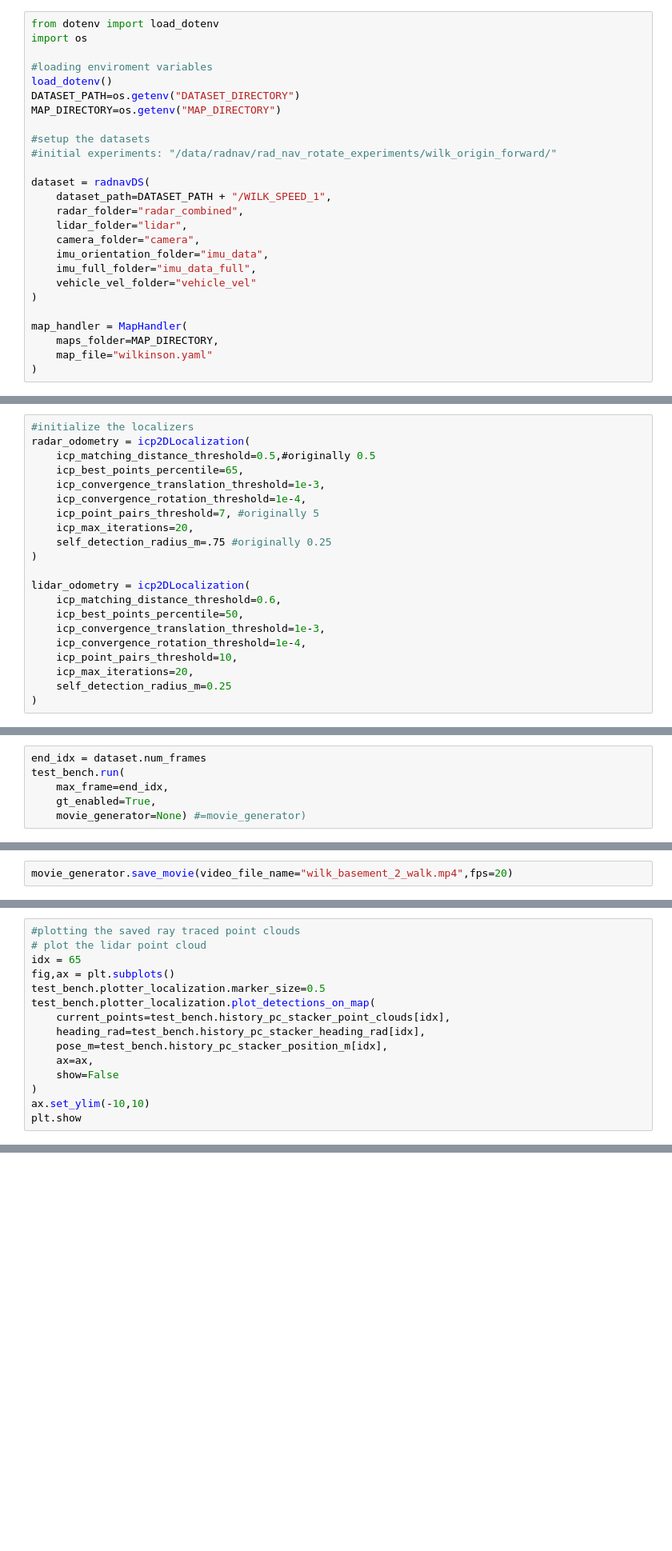
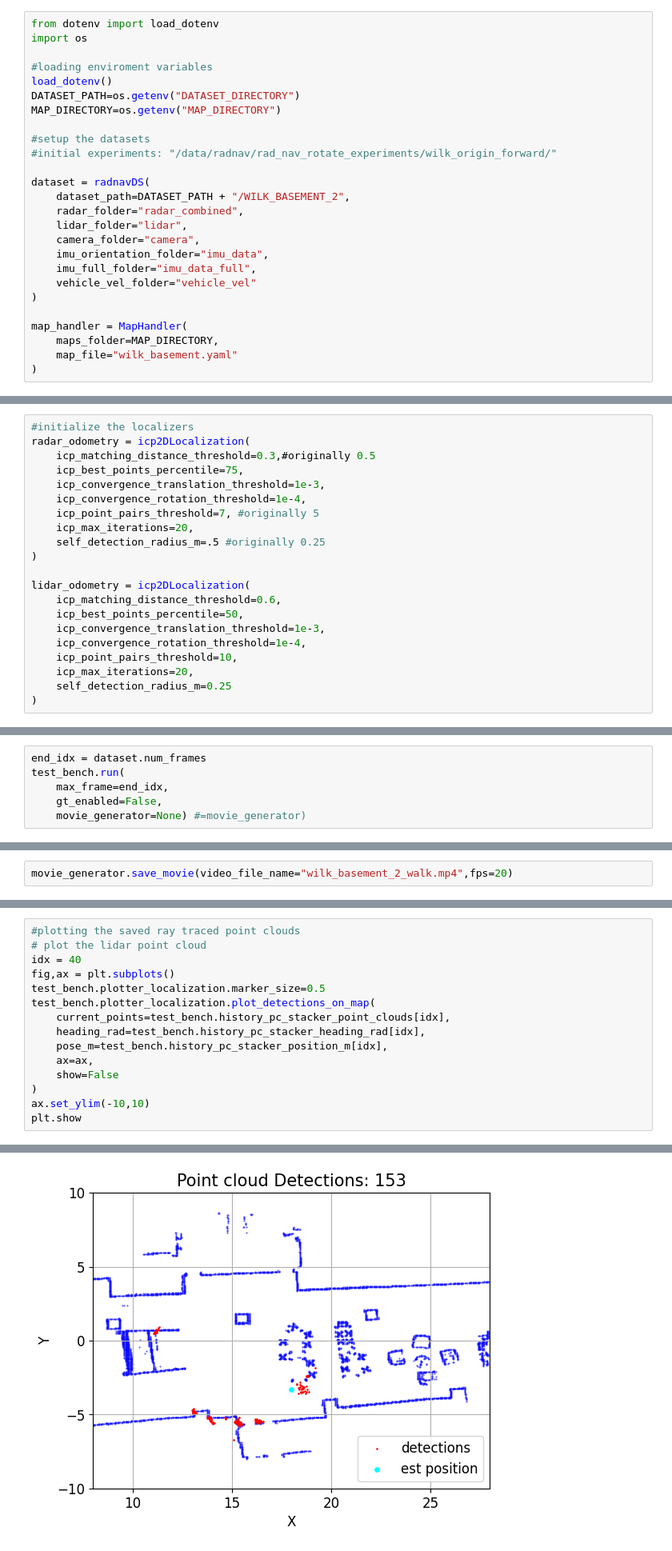
Before and after one commit to davidmhunt/odometry, a Jupyter notebook: notebooks/eval_combined_pc_kalman.ipynb, the cells around one changed output, grey strips where cells are left out. Shown at 80% size. Saved outputs shown, nothing was run; the diff lists cells and outputs as text; blank space fills up the shorter version.

```diff
--- a/notebooks/eval_combined_pc_kalman.ipynb
+++ b/notebooks/eval_combined_pc_kalman.ipynb
@@ -24,7 +24,7 @@ MAP_DIRECTORY=os.getenv("MAP_DIRECTORY")
 #initial experiments: "/data/radnav/rad_nav_rotate_experiments/wilk_origin_forward/"
 
 dataset = radnavDS(
-    dataset_path=DATASET_PATH + "/WILK_SPEED_1",
+    dataset_path=DATASET_PATH + "/WILK_BASEMENT_2",
     radar_folder="radar_combined",
     lidar_folder="lidar",
     camera_folder="camera",
@@ -35,5 +35,5 @@ dataset = radnavDS(
 
 map_handler = MapHandler(
     maps_folder=MAP_DIRECTORY,
-    map_file="wilkinson.yaml"
+    map_file="wilk_basement.yaml"
 )
@@ -40,13 +48,13 @@ map_handler = MapHandler(
 # %%
 #initialize the localizers
 radar_odometry = icp2DLocalization(
-    icp_matching_distance_threshold=0.5,#originally 0.5
-    icp_best_points_percentile=65,
+    icp_matching_distance_threshold=0.3,#originally 0.5
+    icp_best_points_percentile=75,
     icp_convergence_translation_threshold=1e-3,
     icp_convergence_rotation_threshold=1e-4,
     icp_point_pairs_threshold=7, #originally 5
     icp_max_iterations=20,
-    self_detection_radius_m=.75 #originally 0.25
+    self_detection_radius_m=.5 #originally 0.25
 )
 
 lidar_odometry = icp2DLocalization(
@@ -102,5 +122,5 @@ movie_generator.initialize_figure(
 end_idx = dataset.num_frames
 test_bench.run(
     max_frame=end_idx,
-    gt_enabled=True,
+    gt_enabled=False,
     movie_generator=None) #=movie_generator)
@@ -123,7 +149,7 @@ kalman_plotter.plot_kalman_result_history(
 # %%
 #plotting the saved ray traced point clouds
 # plot the lidar point cloud
-idx = 65
+idx = 40
 fig,ax = plt.subplots()
 test_bench.plotter_localization.marker_size=0.5
 test_bench.plotter_localization.plot_detections_on_map(
@@ -135,3 +161,4 @@ test_bench.plotter_localization.plot_detections_on_map(
 )
 ax.set_ylim(-10,10)
 plt.show
+# %% [output]
@@ -138,2 +166,3 @@ plt.show
+[figure, added]
 # %%
 test_bench.analyze()
```
Also changed, not shown: parts of 9 cells of this notebook, 3 other files.
